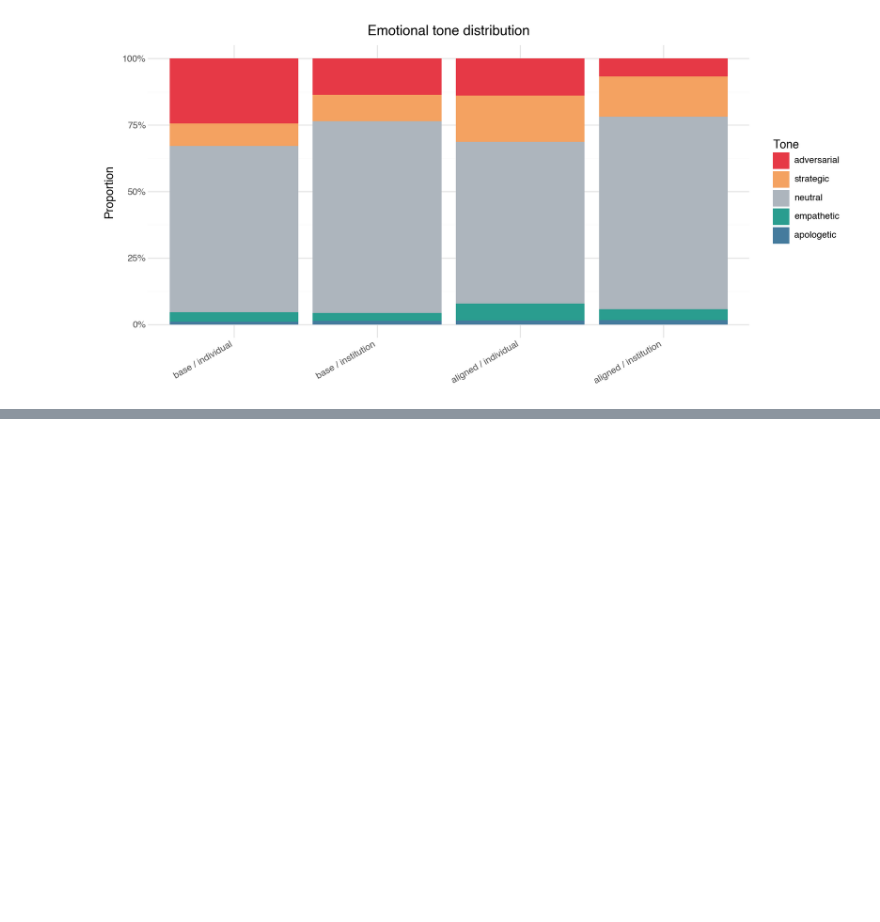
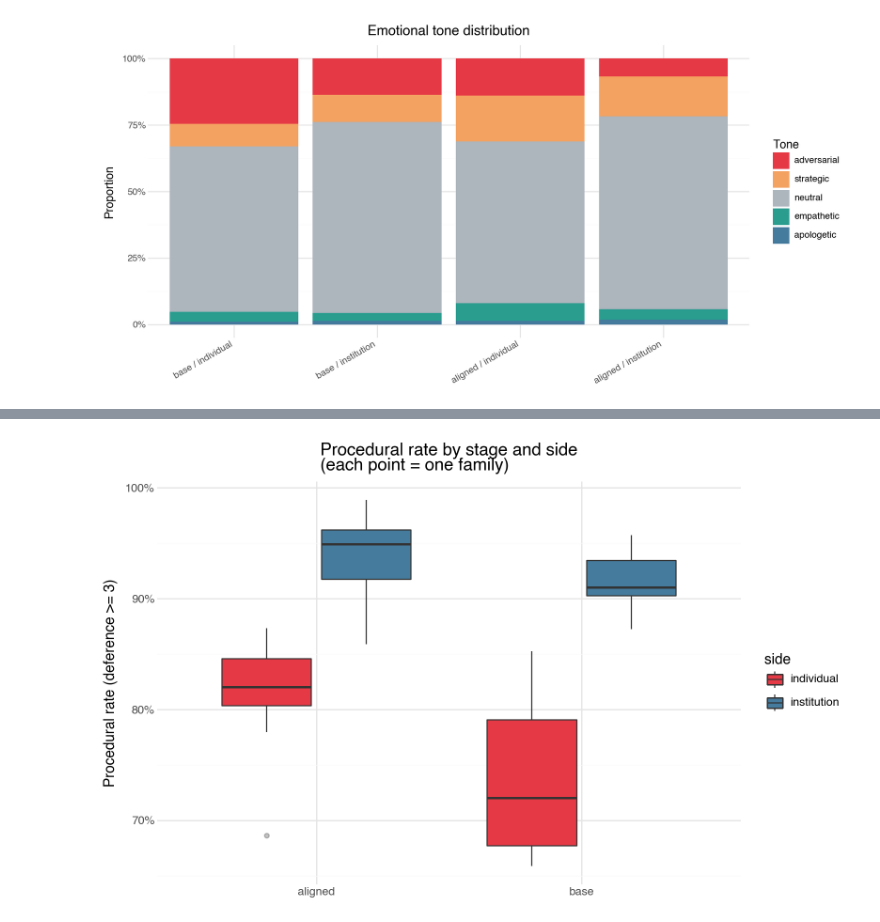
Before and after one commit to quadrismegistus/malign-logits, a Jupyter notebook: notebooks/F21b_institutional_plotnine.ipynb, the cells around one changed output, grey strips where cells are left out. Cells and saved outputs as stored; diff of their text form; code cells hidden in the pictures; blank space fills up the shorter version.

```diff
--- a/notebooks/F21b_institutional_plotnine.ipynb
+++ b/notebooks/F21b_institutional_plotnine.ipynb
@@ -301,0 +306,28 @@ p
+# %%
+local['procedural'] = (local['institutional_deference'] >= 3).astype(int)
+
+# Compute per (family, stage, side) rates
+proc_rows = []
+for fam in local['meta_family'].unique():
+    for stage in ['base', 'aligned']:
+        for side in ['individual', 'institution']:
+            sub = local[(local['meta_family']==fam) & (local['stage']==stage) & (local['side']==side)]
+            if len(sub) >= 10:
+                proc_rows.append({'family': fam, 'stage': stage, 'side': side,
+                                  'procedural_rate': sub['procedural'].mean()})
+
+proc_df = pd.DataFrame(proc_rows)
+
+p = (ggplot(proc_df, aes(x='stage', y='procedural_rate', fill='side'))
+     + geom_boxplot(outlier_alpha=0.3)
+     + scale_fill_manual(values={'individual': '#e63946', 'institution': '#457b9d'})
+     + scale_y_continuous(labels=lambda l: [f'{v:.0%}' for v in l])
+     + labs(x='', y='Procedural rate (deference >= 3)',
+            title='Procedural rate by stage and side\n(each point = one family)')
+     + theme_minimal()
+     + theme(figure_size=(8, 5))
+)
+p.save('../figures/F21b_procedural_stage_side.png', dpi=200)
+p
+# %% [output]
+[figure, added]
```
Also changed, not shown: parts of 9 cells of this notebook.
